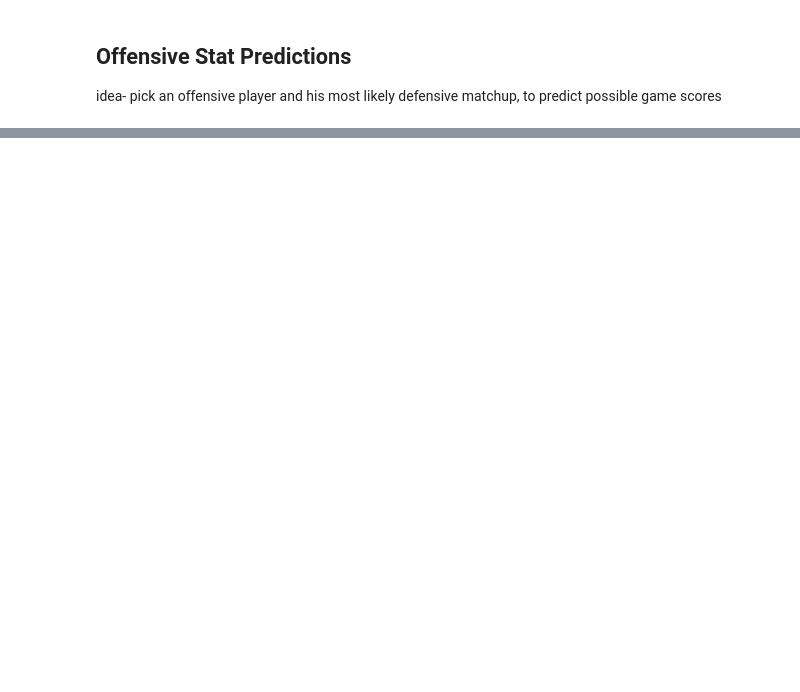
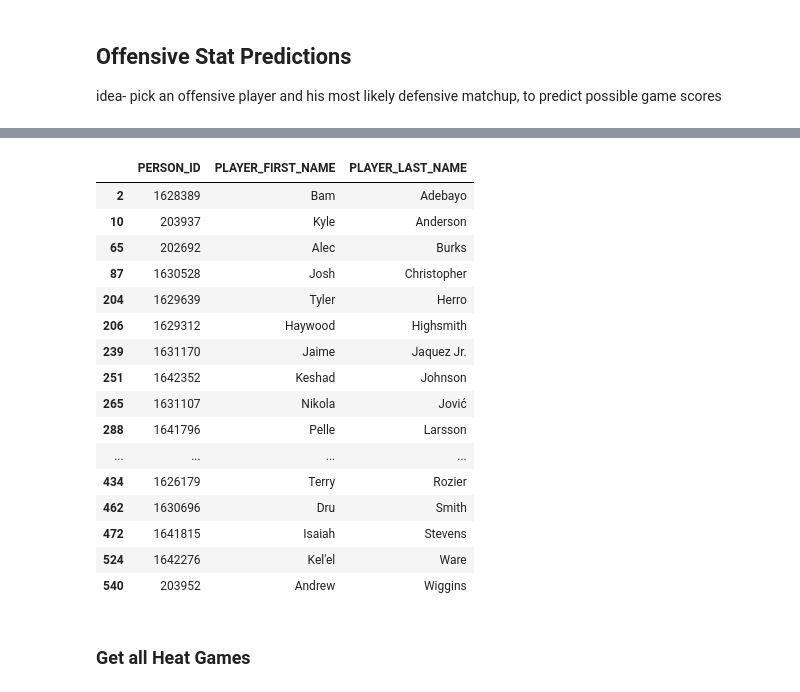
Before and after one commit to jochennn/player-prop-predictions, a Jupyter notebook: miami_heat_player_prop_predicting.ipynb, the cells around one changed output, grey strips where cells are left out. Saved outputs shown, nothing was run; the diff lists cells and outputs as text; code cells hidden in the pictures; blank space fills up the shorter version.

```diff
--- a/miami_heat_player_prop_predicting.ipynb
+++ b/miami_heat_player_prop_predicting.ipynb
@@ -18,0 +68,24 @@ idea- pick an offensive player and his most likely defensive matchup, to predict
+# %%
+ # keep only first 3 columns
+miami_heat_players = miami_heat_players[['PERSON_ID','PLAYER_FIRST_NAME','PLAYER_LAST_NAME']]
+miami_heat_players
+# %% [output]
+|  | PERSON_ID | PLAYER_FIRST_NAME | PLAYER_LAST_NAME |
+| 2 | 1628389 | Bam | Adebayo |
+| 10 | 203937 | Kyle | Anderson |
+| 65 | 202692 | Alec | Burks |
+| 87 | 1630528 | Josh | Christopher |
+| 204 | 1629639 | Tyler | Herro |
+| 206 | 1629312 | Haywood | Highsmith |
+| 239 | 1631170 | Jaime | Jaquez Jr. |
+| 251 | 1642352 | Keshad | Johnson |
+| 265 | 1631107 | Nikola | Jović |
+| 288 | 1641796 | Pelle | Larsson |
+| ... | ... | ... | ... |
+| 434 | 1626179 | Terry | Rozier |
+| 462 | 1630696 | Dru | Smith |
+| 472 | 1641815 | Isaiah | Stevens |
+| 524 | 1642276 | Kel'el | Ware |
+| 540 | 203952 | Andrew | Wiggins |
+# %% [markdown]
+### Get all Heat Games
```
Also changed, not shown: parts of 11 cells of this notebook.
